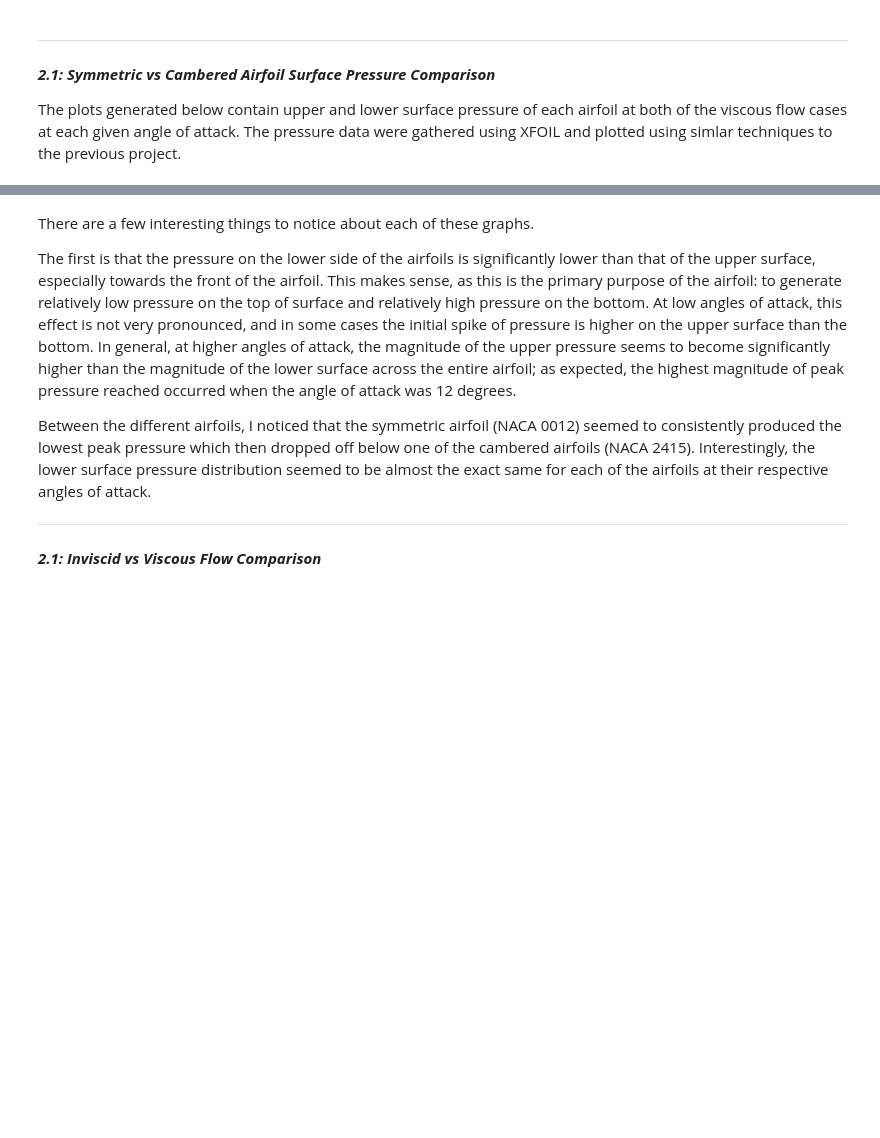
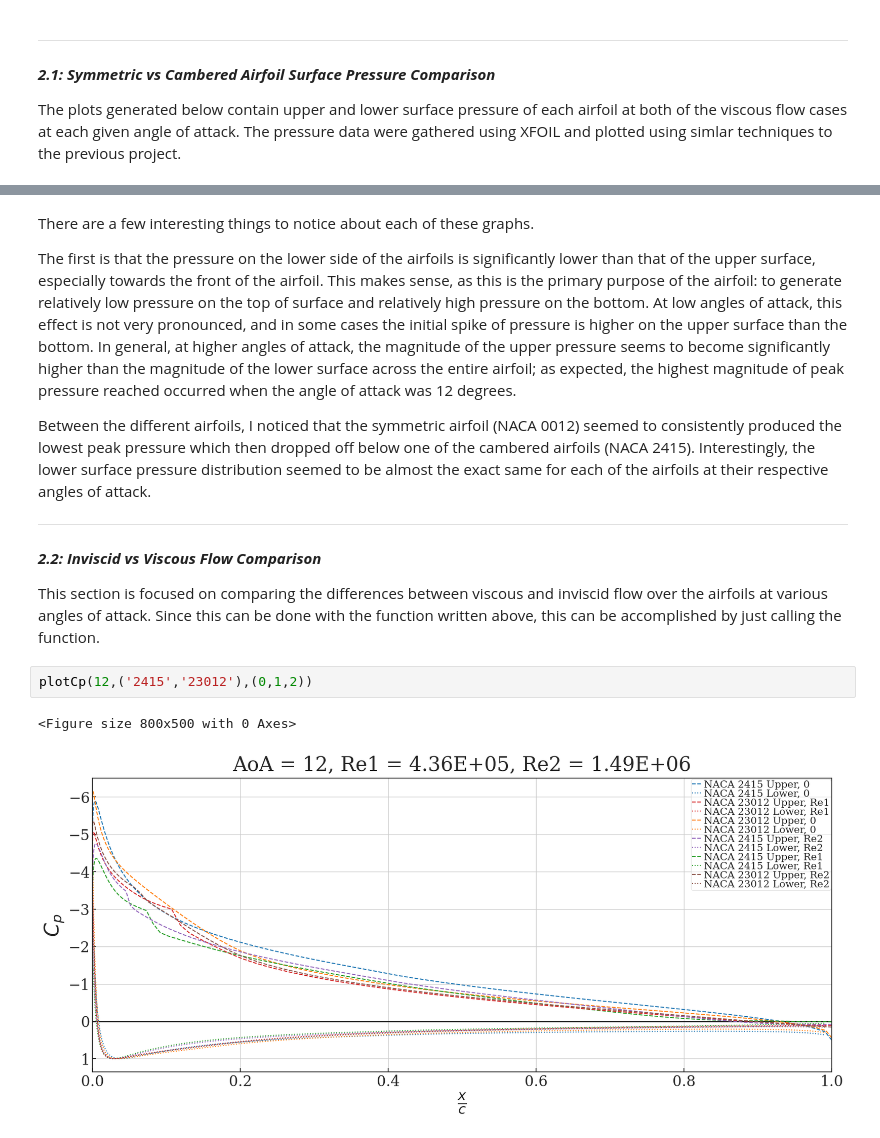
Before and after one commit to ndrichmond/EAE127, a Jupyter notebook: Project 1/EAE127_P1_Richmond_Nicholas.ipynb, the cells around one changed output, grey strips where cells are left out. Cells and saved outputs as stored; diff of their text form; blank space fills up the shorter version.

```diff
--- a/Project 1/EAE127_P1_Richmond_Nicholas.ipynb
+++ b/Project 1/EAE127_P1_Richmond_Nicholas.ipynb
@@ -397,4 +394,11 @@ Between the different airfoils, I noticed that the symmetric airfoil (NACA 0012)
 
 <hr>
 
-***2.1: Inviscid vs Viscous Flow Comparison***
+***2.2: Inviscid vs Viscous Flow Comparison***
+
+This section is focused on comparing the differences between viscous and inviscid flow over the airfoils at various angles of attack. Since this can be done with the function written above, this can be accomplished by just calling the function.
+# %%
+plotCp(12,('2415','23012'),(0,1,2))
+# %% [output]
+<Figure size 800x500 with 0 Axes>
+[figure, added]
```
Also changed, not shown: parts of 2 cells of this notebook.
